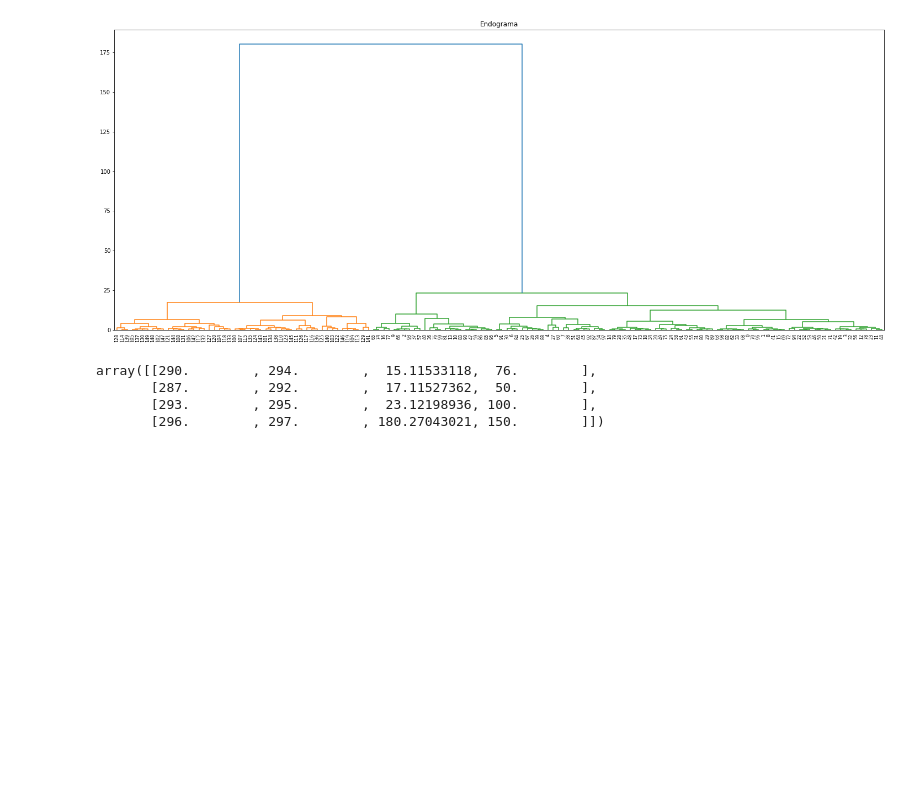
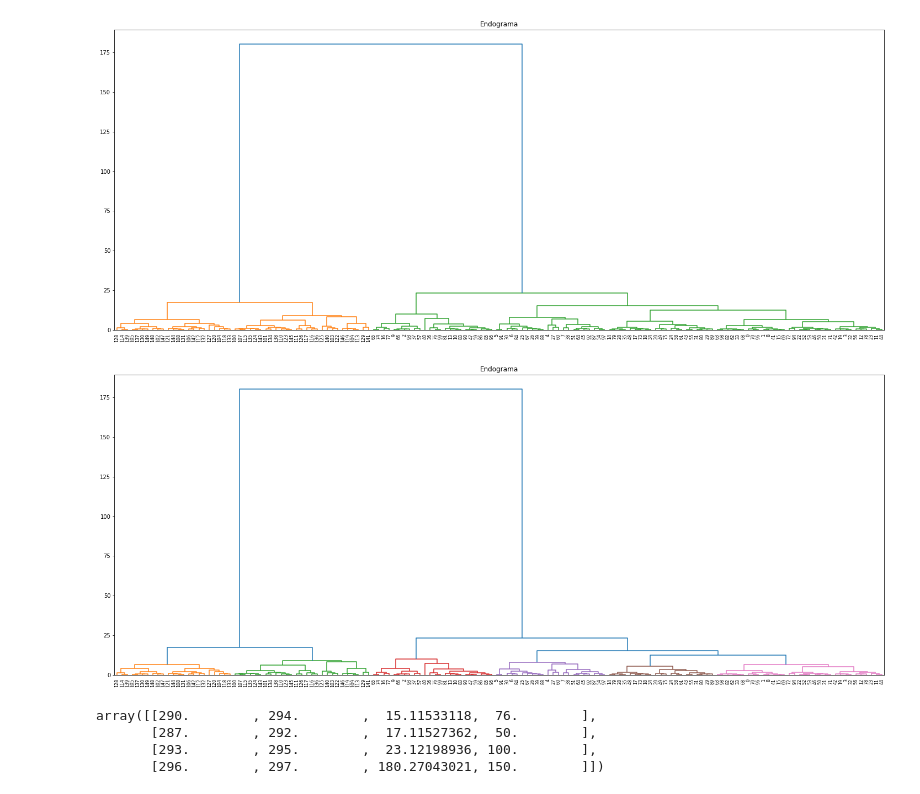
Before and after one commit to GersonVis/Tecnicas-de-IA, a Jupyter notebook: curso udemy/clustering/clustering endogramico.ipynb, the cells around one changed output. Drawn from its saved outputs; the diff is of its cells as text; code cells hidden in the pictures; blank space fills up the shorter version.

```diff
--- a/curso udemy/clustering/clustering endogramico.ipynb
+++ b/curso udemy/clustering/clustering endogramico.ipynb
@@ -118,6 +118,15 @@ dendrogram(Z, leaf_font_size=8.0)
 plt.show()
 # %% [output]
 [figure]
+# %%
+## endograama
+plt.figure(figsize=(25,10))
+plt.title("Endograma")
+## crear clusters por defecto es el 70% de la distancia global, ocuparemos el 10% para pintar diferentes clusters
+dendrogram(Z, leaf_font_size=8.0, color_threshold=10)
+plt.show()
+# %% [output]
+[figure, added]
 # %%
 ## Endograma la linéa entre más alta se encuentre es por que tardo demasiado en unir los clusters
 ## por lo tanto el ultimo se encuentra a 175 unión de clusters
```
Also changed, not shown: 1 other file.
